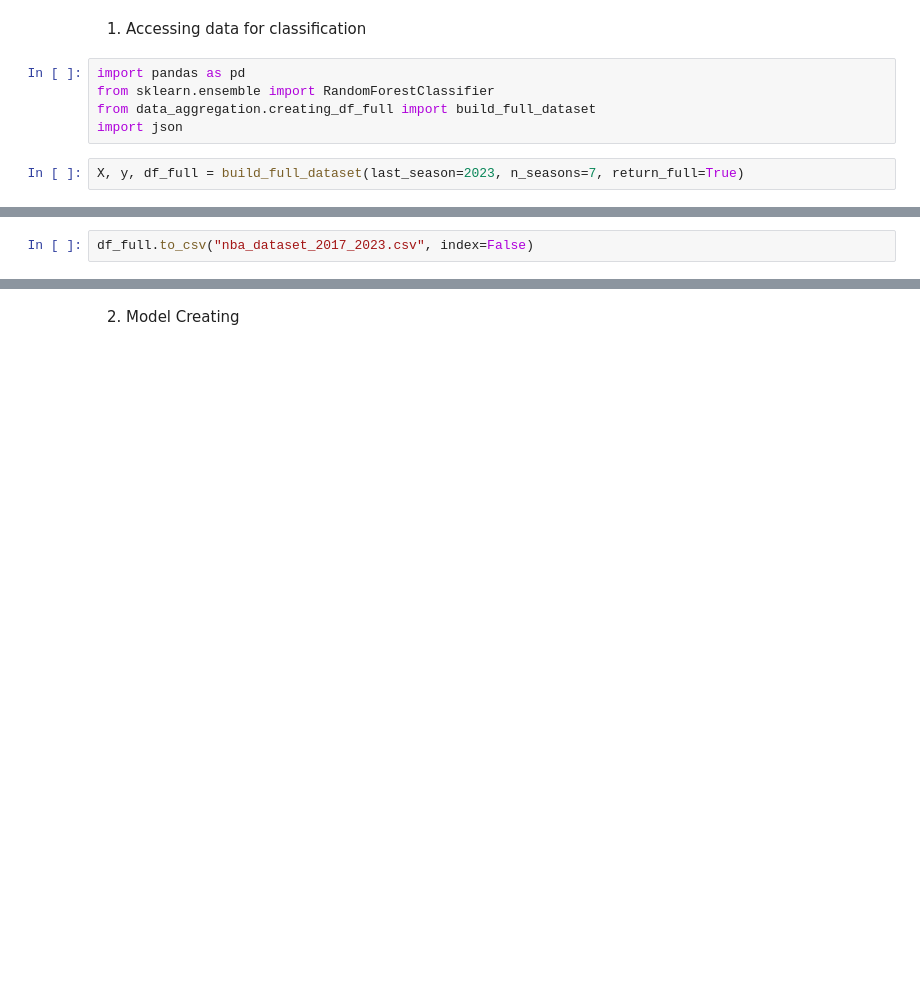
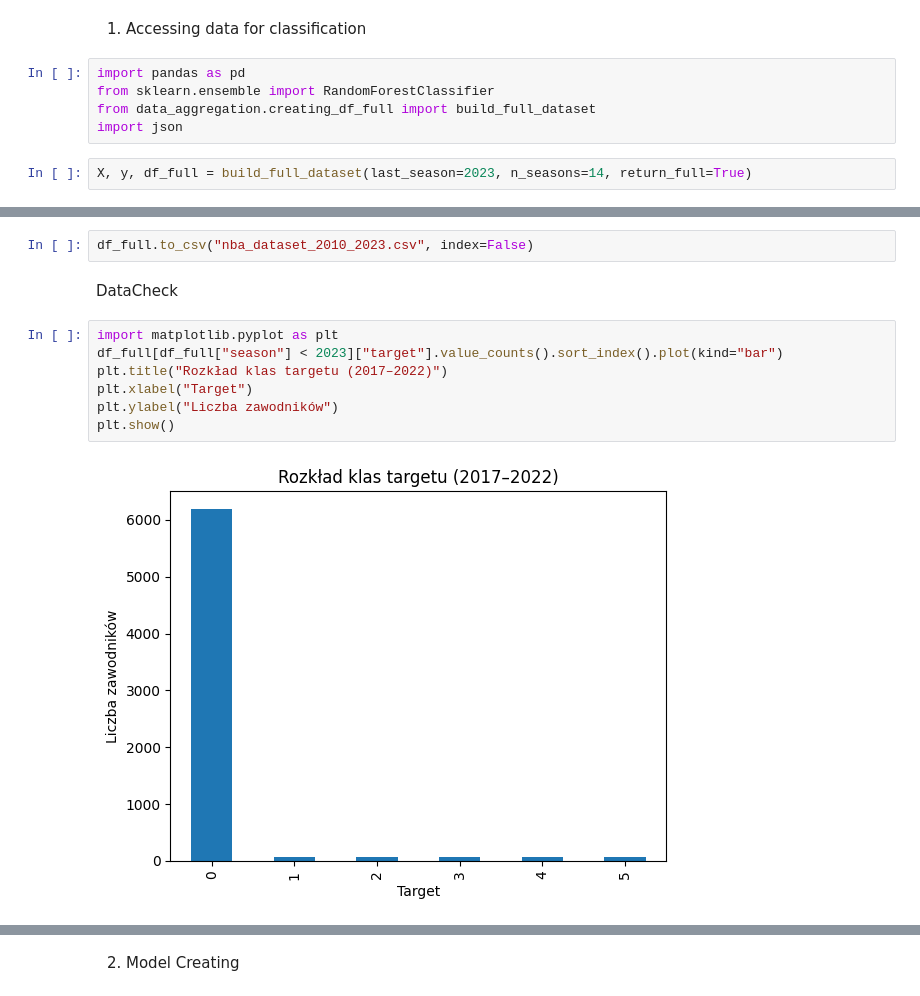
Before and after one commit to Mateo755/PROJECT-NBA_Awards_Prediction, a Jupyter notebook: model_creation.ipynb, the cells around one changed output, grey strips where cells are left out. Saved outputs shown, nothing was run; the diff lists cells and outputs as text; blank space fills up the shorter version.

```diff
--- a/model_creation.ipynb
+++ b/model_creation.ipynb
@@ -6,4 +6,4 @@ from sklearn.ensemble import RandomForestClassifier
 from data_aggregation.creating_df_full import build_full_dataset
 import json
 # %%
-X, y, df_full = build_full_dataset(last_season=2023, n_seasons=7, return_full=True)
+X, y, df_full = build_full_dataset(last_season=2023, n_seasons=14, return_full=True)
@@ -10,2 +25,13 @@ X, y, df_full = build_full_dataset(last_season=2023, n_seasons=7, return_full=Tr
 # %%
-df_full.to_csv("nba_dataset_2017_2023.csv", index=False)
+df_full.to_csv("nba_dataset_2010_2023.csv", index=False)
+# %% [markdown]
+DataCheck
+# %%
+import matplotlib.pyplot as plt
+df_full[df_full["season"] < 2023]["target"].value_counts().sort_index().plot(kind="bar")
+plt.title("Rozkład klas targetu (2017–2022)")
+plt.xlabel("Target")
+plt.ylabel("Liczba zawodników")
+plt.show()
+# %% [output]
+[figure, added]
```
Also changed, not shown: parts of 13 cells of this notebook.
